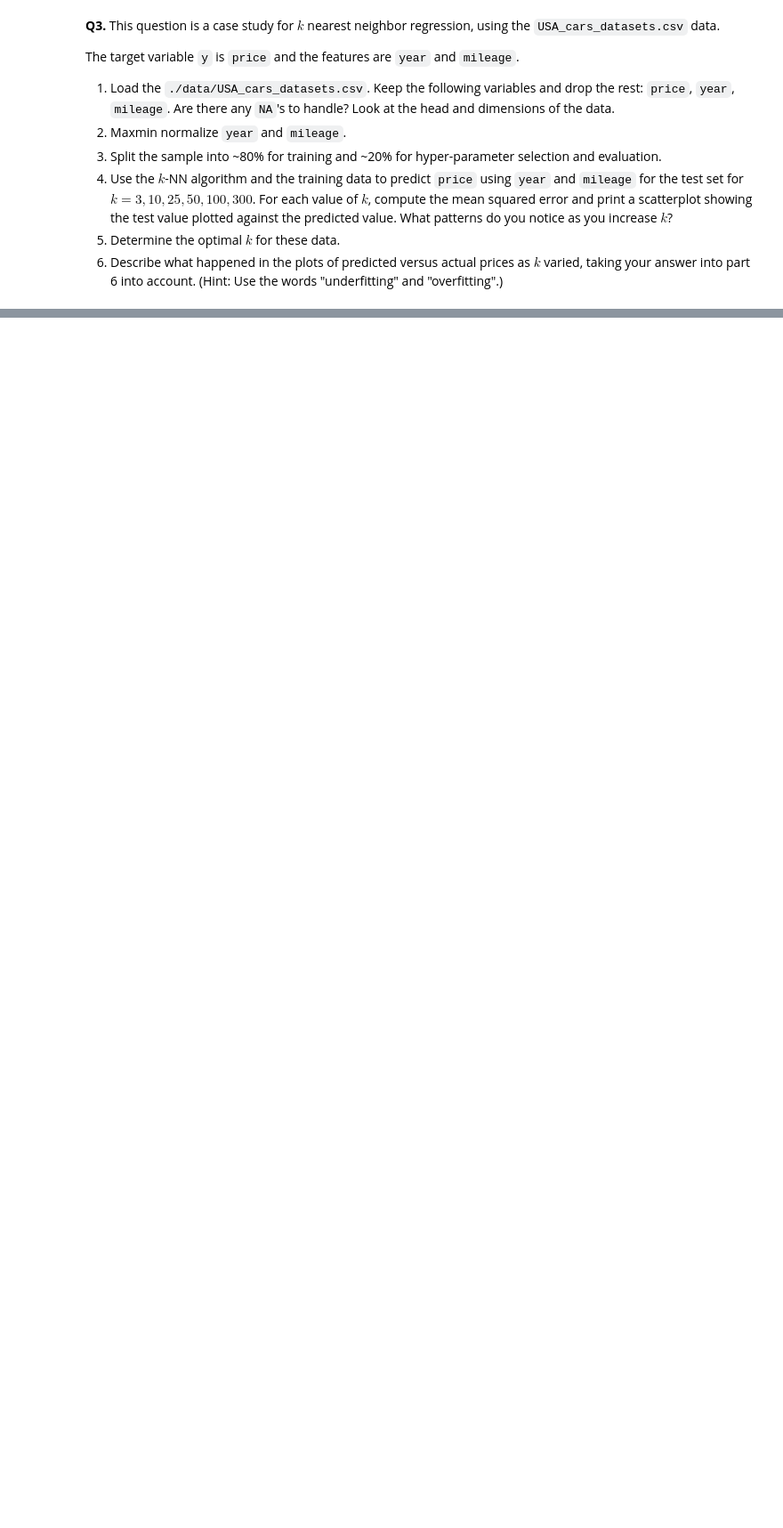
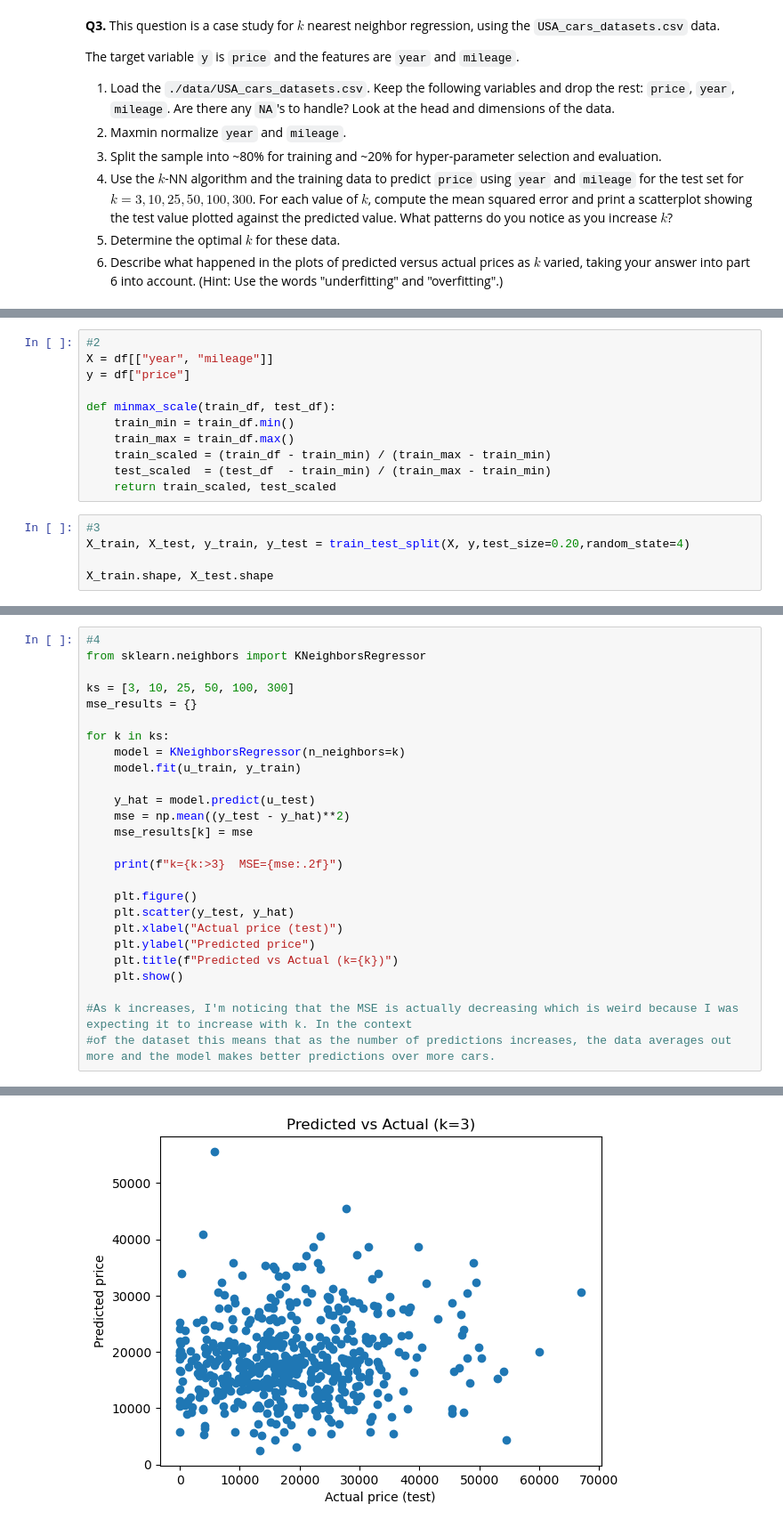
Before and after one commit to anthonyzhang4/HW3, a Jupyter notebook: 02_assignment_knn.ipynb, the cells around one changed output, grey strips where cells are left out. Shown at 89% size. Drawn from its saved outputs; the diff is of its cells as text; blank space fills up the shorter version.

```diff
--- a/02_assignment_knn.ipynb
+++ b/02_assignment_knn.ipynb
@@ -54,0 +190,16 @@ The target variable `y` is `price` and the features are `year` and `mileage`.
+# %%
+#2
+X = df[["year", "mileage"]]
+y = df["price"]
+
+def minmax_scale(train_df, test_df):
+    train_min = train_df.min()
+    train_max = train_df.max()
+    train_scaled = (train_df - train_min) / (train_max - train_min)
+    test_scaled  = (test_df  - train_min) / (train_max - train_min)
+    return train_scaled, test_scaled
+# %%
+#3
+X_train, X_test, y_train, y_test = train_test_split(X, y,test_size=0.20,random_state=4)
+
+X_train.shape, X_test.shape
@@ -54,0 +208,27 @@ The target variable `y` is `price` and the features are `year` and `mileage`.
+# %%
+#4
+from sklearn.neighbors import KNeighborsRegressor
+
+ks = [3, 10, 25, 50, 100, 300]
+mse_results = {}
+
+for k in ks:
+    model = KNeighborsRegressor(n_neighbors=k)
+    model.fit(u_train, y_train)
+
+    y_hat = model.predict(u_test)
+    mse = np.mean((y_test - y_hat)**2)
+    mse_results[k] = mse
+
+    print(f"k={k:>3}  MSE={mse:.2f}")
+
+    plt.figure()
+    plt.scatter(y_test, y_hat)
+    plt.xlabel("Actual price (test)")
+    plt.ylabel("Predicted price")
+    plt.title(f"Predicted vs Actual (k={k})")
+    plt.show()
+
+#As k increases, I'm noticing that the MSE is actually decreasing which is weird because I was expecting it to increase with k. In the context
+#of the dataset this means that as the number of predictions increases, the data averages out more and the model makes better predictions over more cars.
+# %% [output]
@@ -54,0 +236 @@ The target variable `y` is `price` and the features are `year` and `mileage`.
+[figure, added]
```
Also changed, not shown: parts of 11 cells of this notebook.
